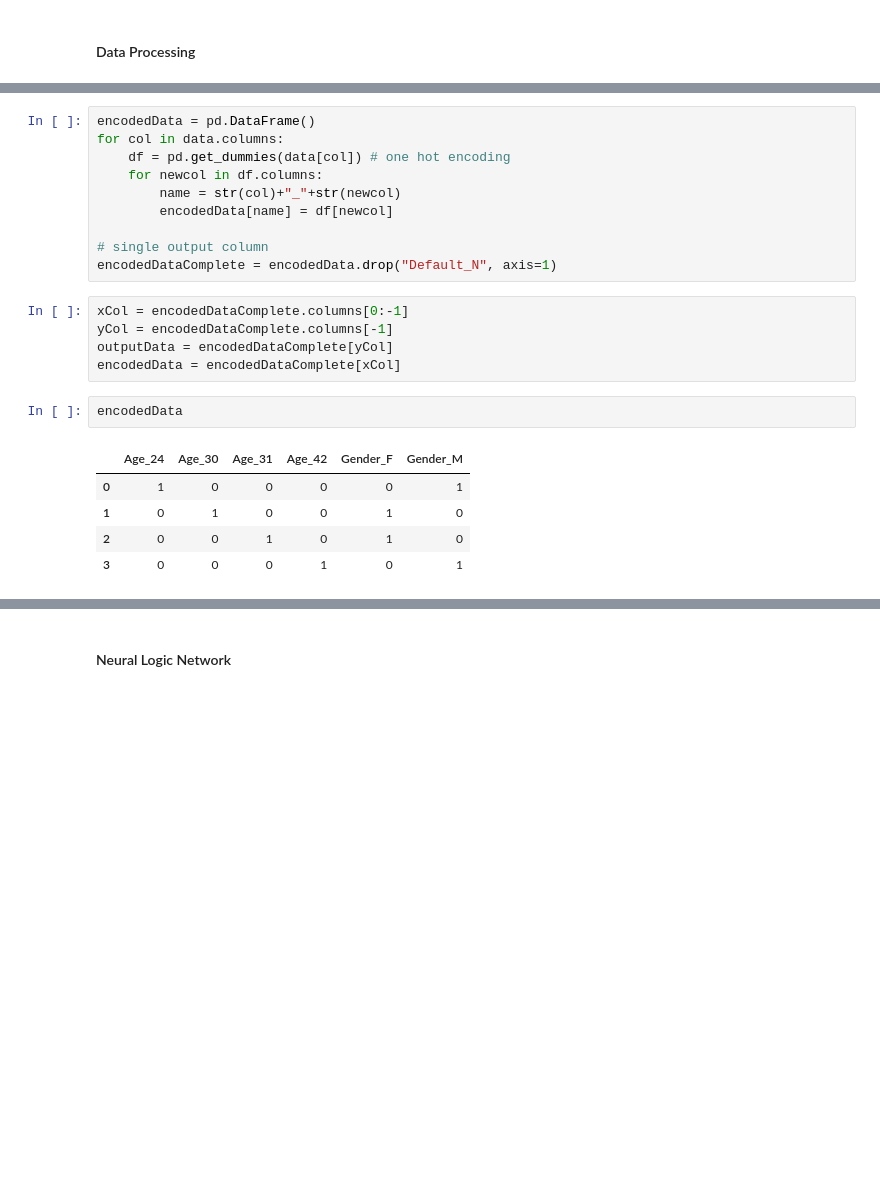
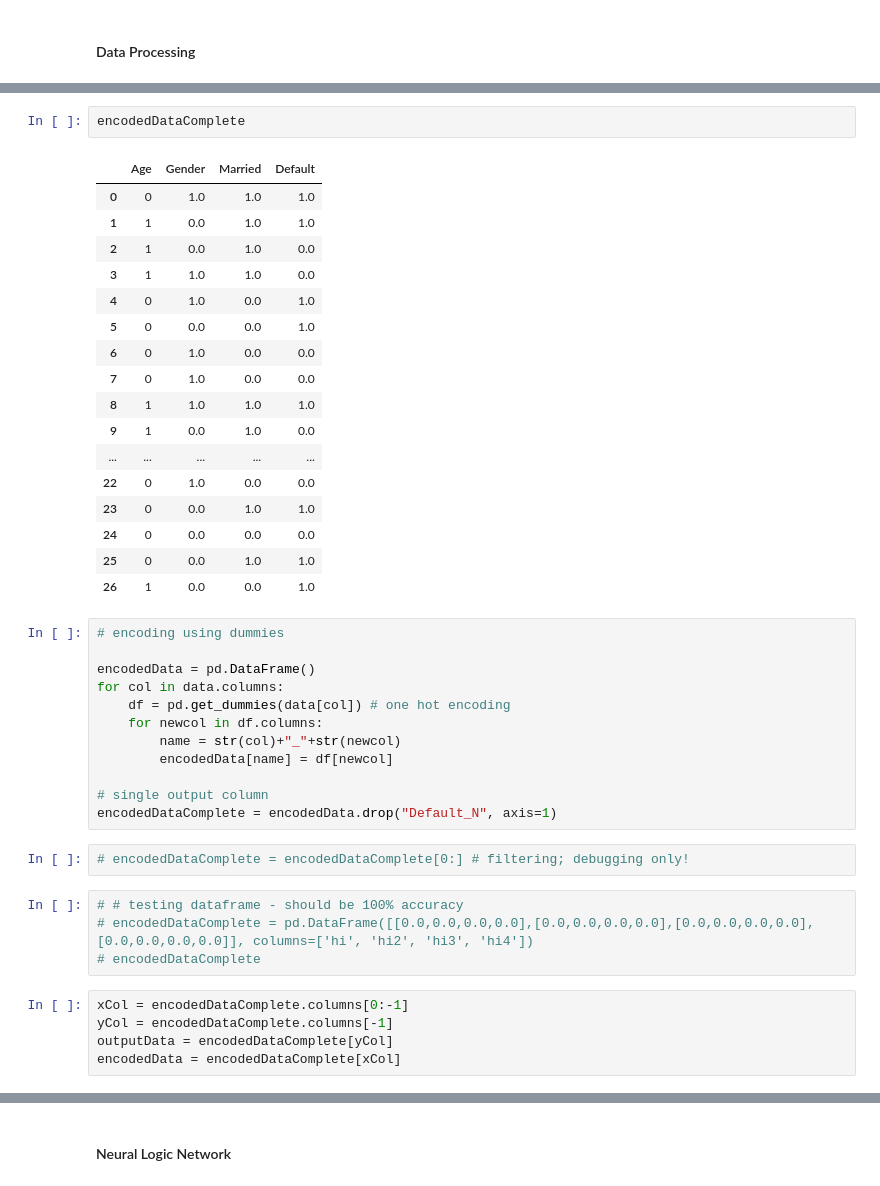
Before and after one commit to dattasiddhartha/NeuralLogicNetwork, a Jupyter notebook: NeuralLogicNetwork.ipynb, the cells around one changed output, grey strips where cells are left out. Cells and saved outputs as stored; diff of their text form; blank space fills up the shorter version.

```diff
--- a/NeuralLogicNetwork.ipynb
+++ b/NeuralLogicNetwork.ipynb
@@ -8,4 +86,26 @@ data = pd.read_csv("initialdata.csv")
+# %%
+encodedDataComplete
+# %% [output]
+|  | Age | Gender | Married | Default |
+| 0 | 0 | 1.0 | 1.0 | 1.0 |
+| 1 | 1 | 0.0 | 1.0 | 1.0 |
+| 2 | 1 | 0.0 | 1.0 | 0.0 |
+| 3 | 1 | 1.0 | 1.0 | 0.0 |
+| 4 | 0 | 1.0 | 0.0 | 1.0 |
+| 5 | 0 | 0.0 | 0.0 | 1.0 |
+| 6 | 0 | 1.0 | 0.0 | 0.0 |
+| 7 | 0 | 1.0 | 0.0 | 0.0 |
+| 8 | 1 | 1.0 | 1.0 | 1.0 |
+| 9 | 1 | 0.0 | 1.0 | 0.0 |
+| ... | ... | ... | ... | ... |
+| 22 | 0 | 1.0 | 0.0 | 0.0 |
+| 23 | 0 | 0.0 | 1.0 | 1.0 |
+| 24 | 0 | 0.0 | 0.0 | 0.0 |
+| 25 | 0 | 0.0 | 1.0 | 1.0 |
+| 26 | 1 | 0.0 | 0.0 | 1.0 |
 # %%
+# encoding using dummies
+
 encodedData = pd.DataFrame()
 for col in data.columns:
     df = pd.get_dummies(data[col]) # one hot encoding
@@ -15,16 +115,14 @@ for col in data.columns:
 
 # single output column
 encodedDataComplete = encodedData.drop("Default_N", axis=1)
+# %%
+# encodedDataComplete = encodedDataComplete[0:] # filtering; debugging only!
+# %%
+# # testing dataframe - should be 100% accuracy
+# encodedDataComplete = pd.DataFrame([[0.0,0.0,0.0,0.0],[0.0,0.0,0.0,0.0],[0.0,0.0,0.0,0.0],[0.0,0.0,0.0,0.0]], columns=['hi', 'hi2', 'hi3', 'hi4'])
+# encodedDataComplete
 # %%
 xCol = encodedDataComplete.columns[0:-1]
 yCol = encodedDataComplete.columns[-1]
 outputData = encodedDataComplete[yCol]
 encodedData = encodedDataComplete[xCol]
-# %%
-encodedData
-# %% [output]
-|  | Age_24 | Age_30 | Age_31 | Age_42 | Gender_F | Gender_M |
-| 0 | 1 | 0 | 0 | 0 | 0 | 1 |
-| 1 | 0 | 1 | 0 | 0 | 1 | 0 |
-| 2 | 0 | 0 | 1 | 0 | 1 | 0 |
-| 3 | 0 | 0 | 0 | 1 | 0 | 1 |
```
Also changed, not shown: parts of 18 cells of this notebook, 4 other files.
